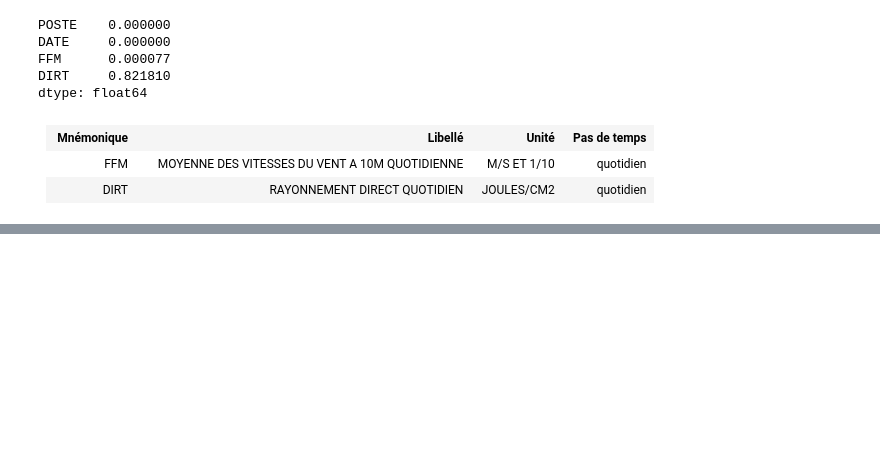
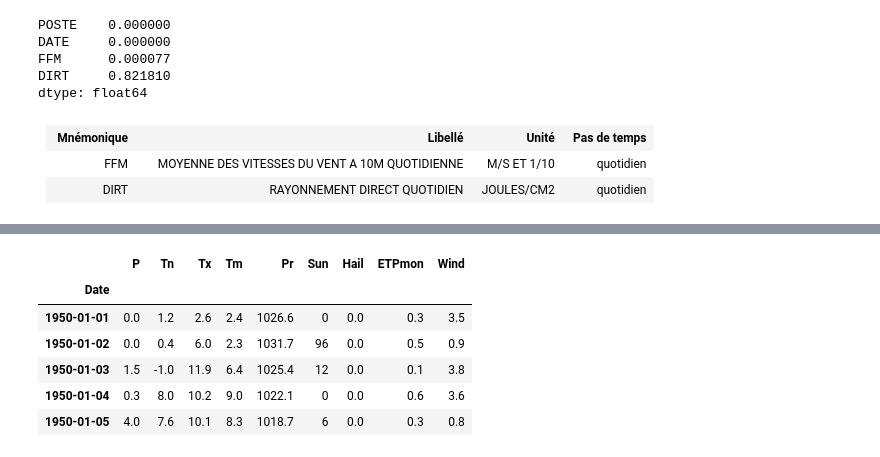
Before and after one commit to RoucherA/GrandCruClassifier, a Jupyter notebook: data_exploration_weather_daily.ipynb, the cells around one changed output, grey strips where cells are left out. Saved outputs shown, nothing was run; the diff lists cells and outputs as text; code cells hidden in the pictures; blank space fills up the shorter version.

```diff
--- a/data_exploration_weather_daily.ipynb
+++ b/data_exploration_weather_daily.ipynb
@@ -72,0 +109,10 @@ dtype: float64
+# %%
+df.head()
+# %% [output]
+|  | P | Tn | Tx | Tm | Pr | Sun | Hail | ETPmon | Wind |
+| Date |  |  |  |  |  |  |  |  |  |
+| 1950-01-01 | 0.0 | 1.2 | 2.6 | 2.4 | 1026.6 | 0 | 0.0 | 0.3 | 3.5 |
+| 1950-01-02 | 0.0 | 0.4 | 6.0 | 2.3 | 1031.7 | 96 | 0.0 | 0.5 | 0.9 |
+| 1950-01-03 | 1.5 | -1.0 | 11.9 | 6.4 | 1025.4 | 12 | 0.0 | 0.1 | 3.8 |
+| 1950-01-04 | 0.3 | 8.0 | 10.2 | 9.0 | 1022.1 | 0 | 0.0 | 0.6 | 3.6 |
+| 1950-01-05 | 4.0 | 7.6 | 10.1 | 8.3 | 1018.7 | 6 | 0.0 | 0.3 | 0.8 |
```
Also changed, not shown: parts of 9 cells of this notebook, 5 other files.
